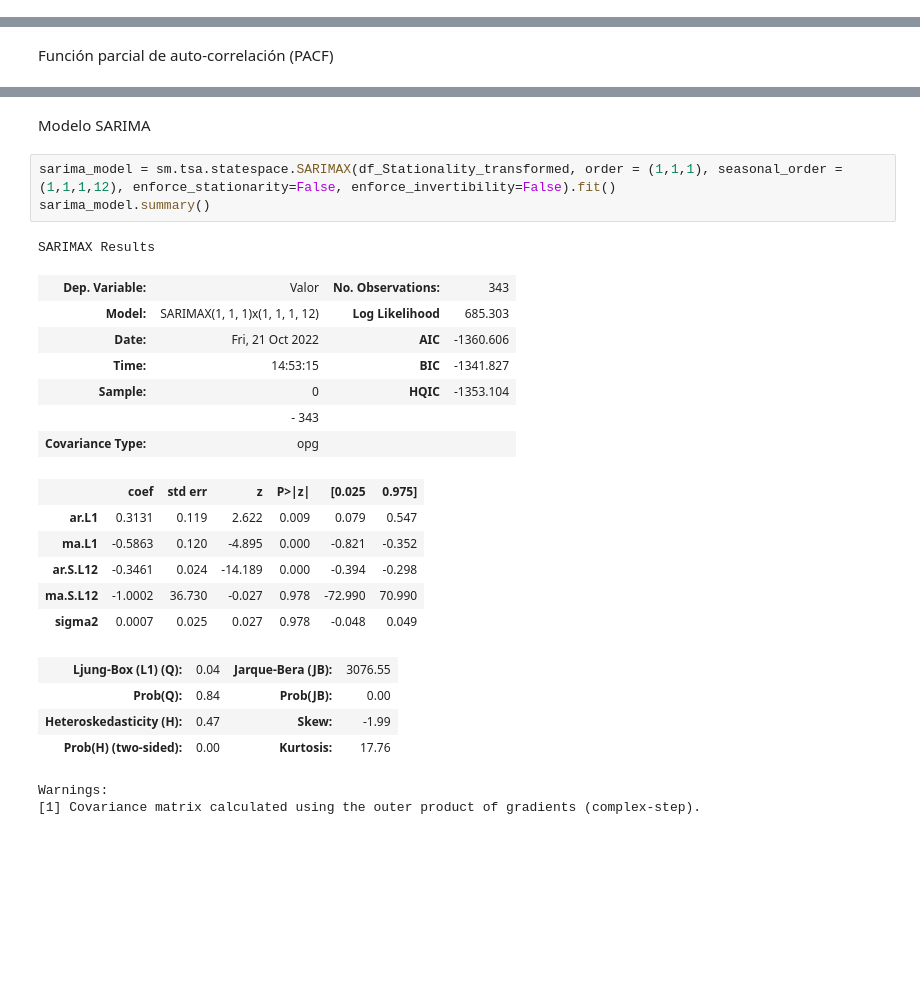
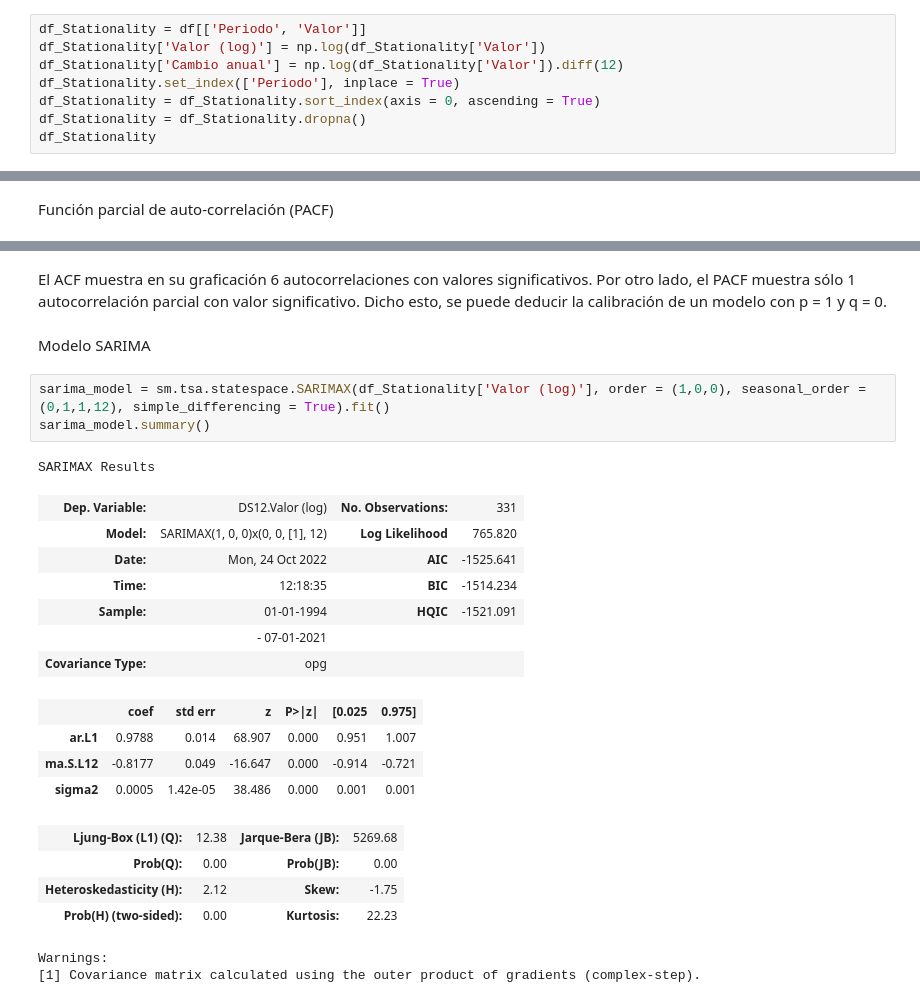
Before and after one commit to alexlohe25/IA_II, a Jupyter notebook: mod_5/arima-sarima.ipynb, the cells around one changed output, grey strips where cells are left out. Cells and saved outputs as stored; diff of their text form; blank space fills up the shorter version.

```diff
--- a/mod_5/arima-sarima.ipynb
+++ b/mod_5/arima-sarima.ipynb
@@ -57,3 +60,11 @@ df['Valor']
 354     61.022521
 355     60.407691
 Name: Valor, Length: 355, dtype: float64
+# %%
+df_Stationality = df[['Periodo', 'Valor']]
+df_Stationality['Valor (log)'] = np.log(df_Stationality['Valor'])
+df_Stationality['Cambio anual'] = np.log(df_Stationality['Valor']).diff(12)
+df_Stationality.set_index(['Periodo'], inplace = True)
+df_Stationality = df_Stationality.sort_index(axis = 0, ascending = True)
+df_Stationality = df_Stationality.dropna()
+df_Stationality
@@ -141,26 +150,26 @@ Warnings:
+# %% [markdown]
+El ACF muestra en su graficación 6 autocorrelaciones con valores significativos. Por otro lado, el PACF muestra sólo 1 autocorrelación parcial con valor significativo. Dicho esto, se puede deducir la calibración de un modelo con p = 1 y q = 0.
 # %% [markdown]
 Modelo SARIMA
 # %%
-sarima_model = sm.tsa.statespace.SARIMAX(df_Stationality_transformed, order = (1,1,1), seasonal_order = (1,1,1,12), enforce_stationarity=False, enforce_invertibility=False).fit()
+sarima_model = sm.tsa.statespace.SARIMAX(df_Stationality['Valor (log)'], order = (1,0,0), seasonal_order = (0,1,1,12), simple_differencing = True).fit()
 sarima_model.summary()
 # %% [output]
 SARIMAX Results
-| Dep. Variable: | Valor | No. Observations: | 343 |
-| Model: | SARIMAX(1, 1, 1)x(1, 1, 1, 12) | Log Likelihood | 685.303 |
-| Date: | Fri, 21 Oct 2022 | AIC | -1360.606 |
-| Time: | 14:53:15 | BIC | -1341.827 |
-| Sample: | 0 | HQIC | -1353.104 |
-|  | - 343 |  |  |
+| Dep. Variable: | DS12.Valor (log) | No. Observations: | 331 |
+| Model: | SARIMAX(1, 0, 0)x(0, 0, [1], 12) | Log Likelihood | 765.820 |
+| Date: | Mon, 24 Oct 2022 | AIC | -1525.641 |
+| Time: | 12:18:35 | BIC | -1514.234 |
+| Sample: | 01-01-1994 | HQIC | -1521.091 |
+|  | - 07-01-2021 |  |  |
 | Covariance Type: | opg |  |  |
 |  | coef | std err | z | P>|z| | [0.025 | 0.975] |
-| ar.L1 | 0.3131 | 0.119 | 2.622 | 0.009 | 0.079 | 0.547 |
-| ma.L1 | -0.5863 | 0.120 | -4.895 | 0.000 | -0.821 | -0.352 |
-| ar.S.L12 | -0.3461 | 0.024 | -14.189 | 0.000 | -0.394 | -0.298 |
-| ma.S.L12 | -1.0002 | 36.730 | -0.027 | 0.978 | -72.990 | 70.990 |
-| sigma2 | 0.0007 | 0.025 | 0.027 | 0.978 | -0.048 | 0.049 |
+| ar.L1 | 0.9788 | 0.014 | 68.907 | 0.000 | 0.951 | 1.007 |
+| ma.S.L12 | -0.8177 | 0.049 | -16.647 | 0.000 | -0.914 | -0.721 |
+| sigma2 | 0.0005 | 1.42e-05 | 38.486 | 0.000 | 0.001 | 0.001 |
-| Ljung-Box (L1) (Q): | 0.04 | Jarque-Bera (JB): | 3076.55 |
-| Prob(Q): | 0.84 | Prob(JB): | 0.00 |
-| Heteroskedasticity (H): | 0.47 | Skew: | -1.99 |
-| Prob(H) (two-sided): | 0.00 | Kurtosis: | 17.76 |
+| Ljung-Box (L1) (Q): | 12.38 | Jarque-Bera (JB): | 5269.68 |
+| Prob(Q): | 0.00 | Prob(JB): | 0.00 |
+| Heteroskedasticity (H): | 2.12 | Skew: | -1.75 |
+| Prob(H) (two-sided): | 0.00 | Kurtosis: | 22.23 |
 Warnings:
 [1] Covariance matrix calculated using the outer product of gradients (complex-step).
```
Also changed, not shown: parts of 25 cells of this notebook.
